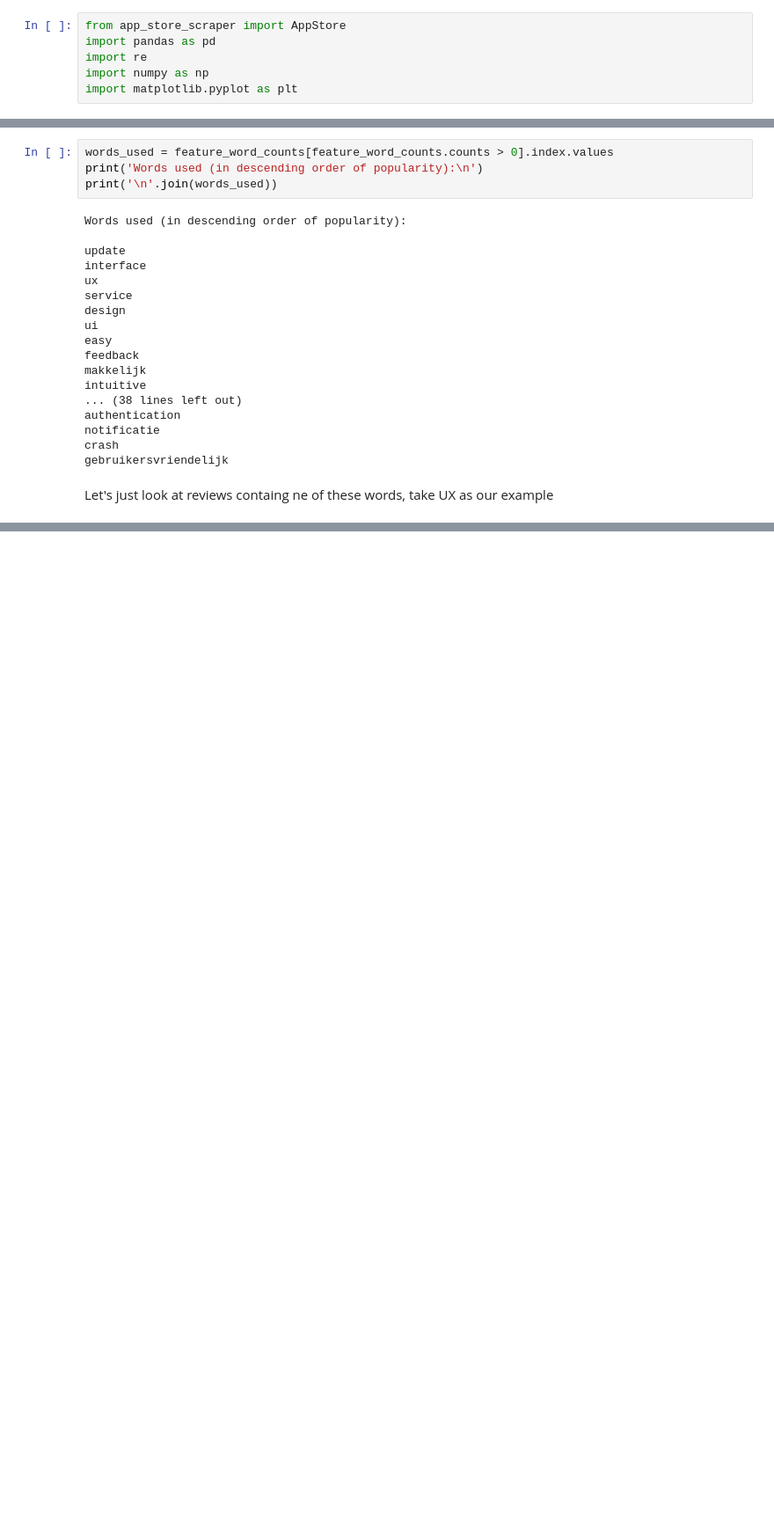
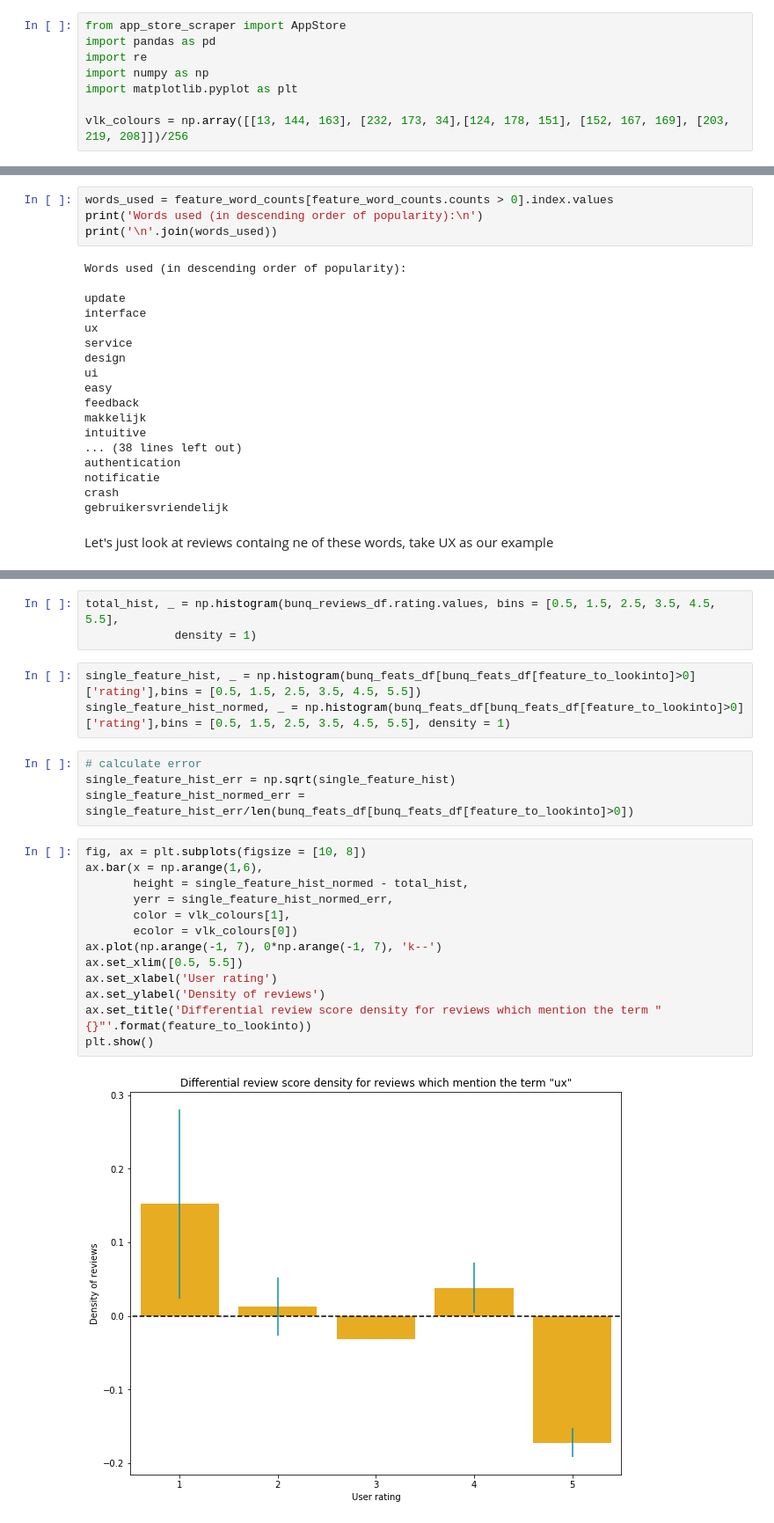
Before and after one commit to Yoyodyne-Data-Science/app_store_reviews, a Jupyter notebook: get_app_store_reviews.ipynb, the cells around one changed output, grey strips where cells are left out. Shown at 88% size. Cells and saved outputs as stored; diff of their text form; blank space fills up the shorter version.

Commit message:
added difference plot

```diff
--- a/get_app_store_reviews.ipynb
+++ b/get_app_store_reviews.ipynb
@@ -8,6 +8,8 @@ import pandas as pd
 import re
 import numpy as np
 import matplotlib.pyplot as plt
+
+vlk_colours = np.array([[13, 144, 163], [232, 173, 34],[124, 178, 151], [152, 167, 169], [203, 219, 208]])/256
 # %% [markdown]
 ### Ok now get some reviews
 # %% [markdown]
@@ -207,0 +220,25 @@ All of the feedback and bug reports received during the public beta were promptl
+# %%
+total_hist, _ = np.histogram(bunq_reviews_df.rating.values, bins = [0.5, 1.5, 2.5, 3.5, 4.5, 5.5],
+             density = 1)
+# %%
+single_feature_hist, _ = np.histogram(bunq_feats_df[bunq_feats_df[feature_to_lookinto]>0]['rating'],bins = [0.5, 1.5, 2.5, 3.5, 4.5, 5.5])
+single_feature_hist_normed, _ = np.histogram(bunq_feats_df[bunq_feats_df[feature_to_lookinto]>0]['rating'],bins = [0.5, 1.5, 2.5, 3.5, 4.5, 5.5], density = 1)
+# %%
+# calculate error
+single_feature_hist_err = np.sqrt(single_feature_hist)
+single_feature_hist_normed_err = single_feature_hist_err/len(bunq_feats_df[bunq_feats_df[feature_to_lookinto]>0])
+# %%
+fig, ax = plt.subplots(figsize = [10, 8])
+ax.bar(x = np.arange(1,6),
+       height = single_feature_hist_normed - total_hist,
+       yerr = single_feature_hist_normed_err,
+       color = vlk_colours[1],
+       ecolor = vlk_colours[0])
+ax.plot(np.arange(-1, 7), 0*np.arange(-1, 7), 'k--')
+ax.set_xlim([0.5, 5.5])
+ax.set_xlabel('User rating')
+ax.set_ylabel('Density of reviews')
+ax.set_title('Differential review score density for reviews which mention the term "{}"'.format(feature_to_lookinto))
+plt.show()
+# %% [output]
+[figure, added]
```
Also changed, not shown: parts of 4 cells of this notebook.
